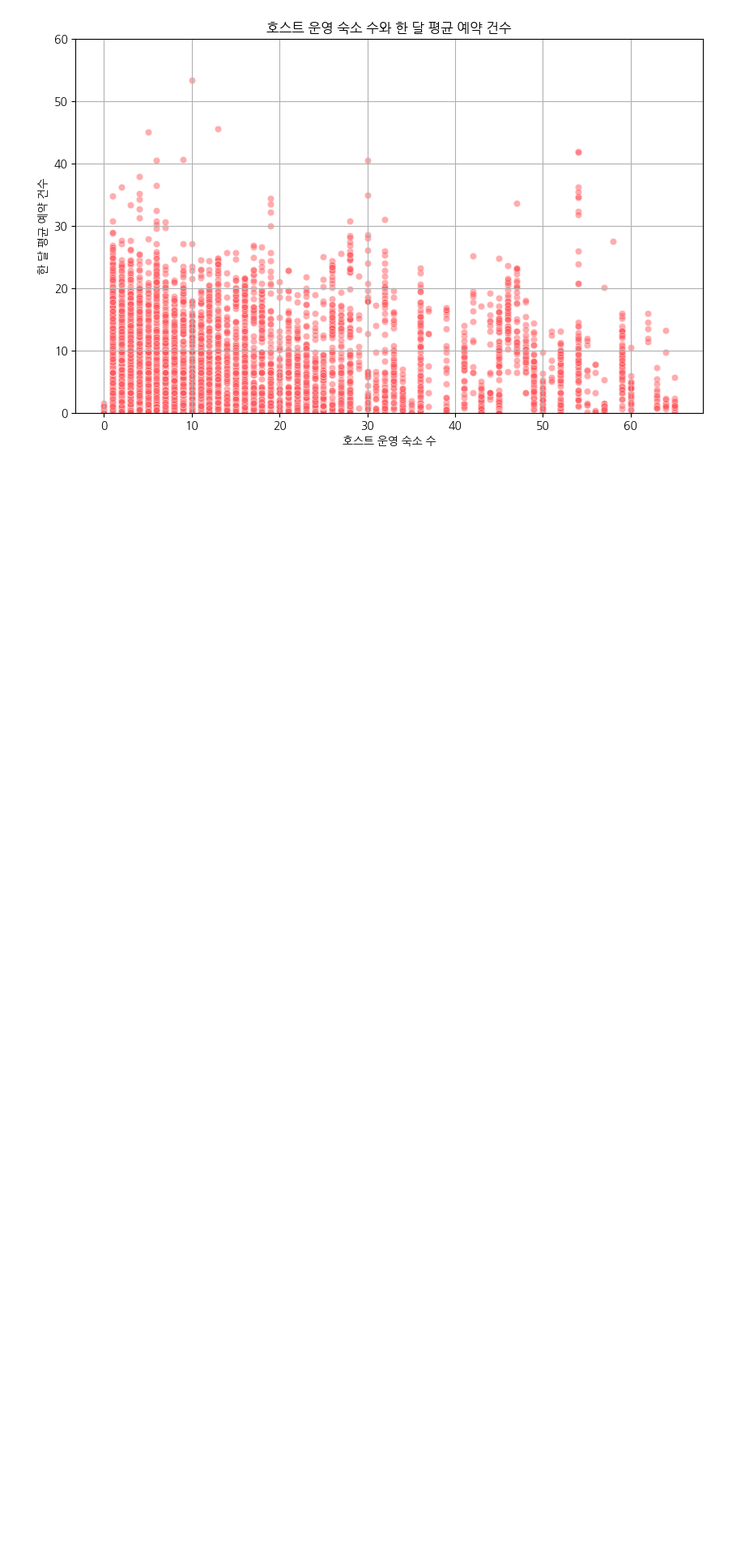
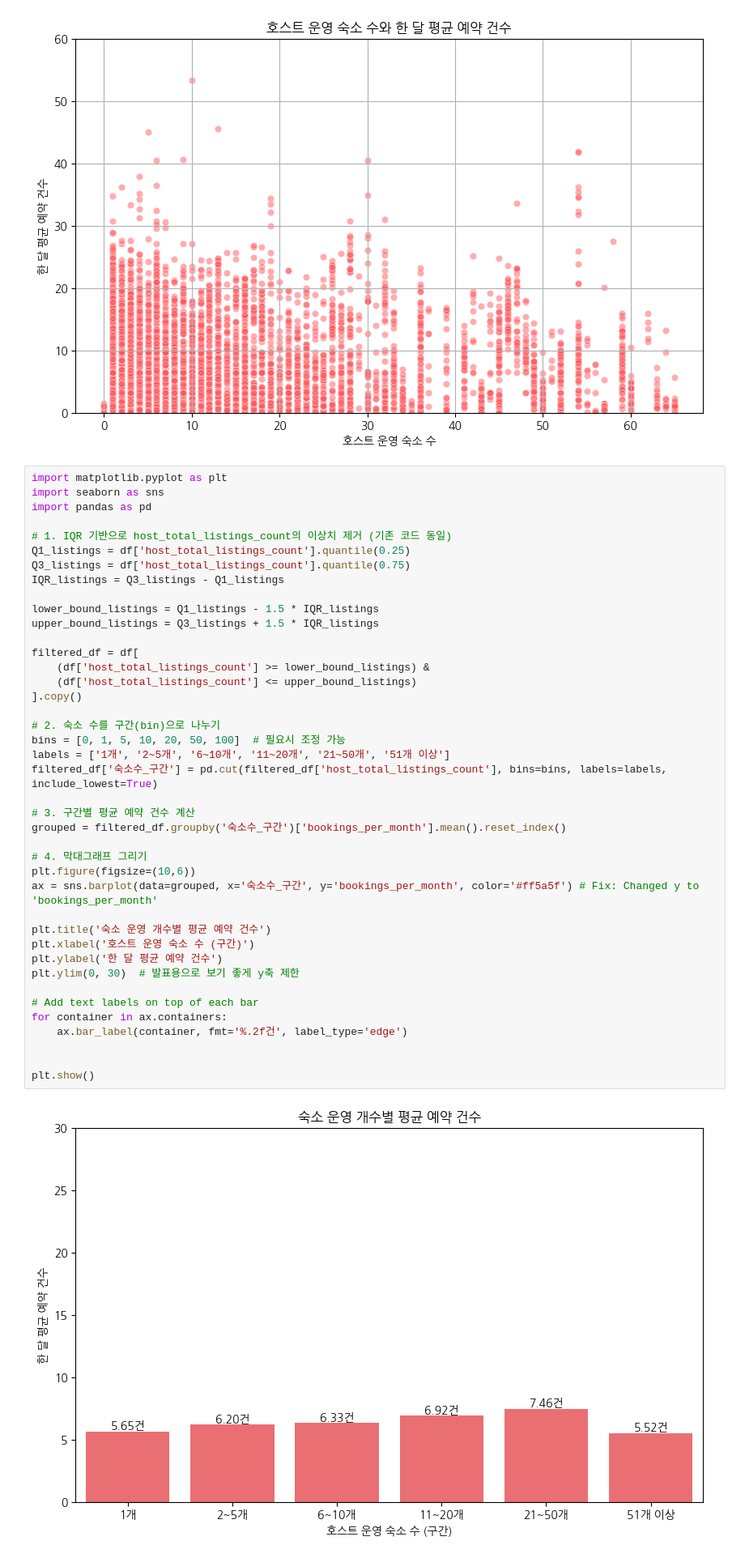
Before and after one commit to Soyeon-Lee1112/Final-Team2, a Jupyter notebook: 파이널프로젝트_이소연.ipynb, the cells around one changed output. Shown at 81% size. Saved outputs shown, nothing was run; the diff lists cells and outputs as text; blank space fills up the shorter version.

```diff
--- a/파이널프로젝트_이소연.ipynb
+++ b/파이널프로젝트_이소연.ipynb
@@ -701,3 +724,46 @@ plt.ylim(0, 60) # Set y-axis limit
 plt.show()
 # %% [output]
 [figure]
+# %%
+import matplotlib.pyplot as plt
+import seaborn as sns
+import pandas as pd
+
+# 1. IQR 기반으로 host_total_listings_count의 이상치 제거 (기존 코드 동일)
+Q1_listings = df['host_total_listings_count'].quantile(0.25)
+Q3_listings = df['host_total_listings_count'].quantile(0.75)
+IQR_listings = Q3_listings - Q1_listings
+
+lower_bound_listings = Q1_listings - 1.5 * IQR_listings
+upper_bound_listings = Q3_listings + 1.5 * IQR_listings
+
+filtered_df = df[
+    (df['host_total_listings_count'] >= lower_bound_listings) &
+    (df['host_total_listings_count'] <= upper_bound_listings)
+].copy()
+
+# 2. 숙소 수를 구간(bin)으로 나누기
+bins = [0, 1, 5, 10, 20, 50, 100]  # 필요시 조정 가능
+labels = ['1개', '2~5개', '6~10개', '11~20개', '21~50개', '51개 이상']
+filtered_df['숙소수_구간'] = pd.cut(filtered_df['host_total_listings_count'], bins=bins, labels=labels, include_lowest=True)
+
+# 3. 구간별 평균 예약 건수 계산
+grouped = filtered_df.groupby('숙소수_구간')['bookings_per_month'].mean().reset_index()
+
+# 4. 막대그래프 그리기
+plt.figure(figsize=(10,6))
+ax = sns.barplot(data=grouped, x='숙소수_구간', y='bookings_per_month', color='#ff5a5f') # Fix: Changed y to 'bookings_per_month'
+
+plt.title('숙소 운영 개수별 평균 예약 건수')
+plt.xlabel('호스트 운영 숙소 수 (구간)')
+plt.ylabel('한 달 평균 예약 건수')
+plt.ylim(0, 30)  # 발표용으로 보기 좋게 y축 제한
+
+# Add text labels on top of each bar
+for container in ax.containers:
+    ax.bar_label(container, fmt='%.2f건', label_type='edge')
+
+
+plt.show()
+# %% [output]
+[figure, added]
```
Also changed, not shown: parts of 13 cells of this notebook.
